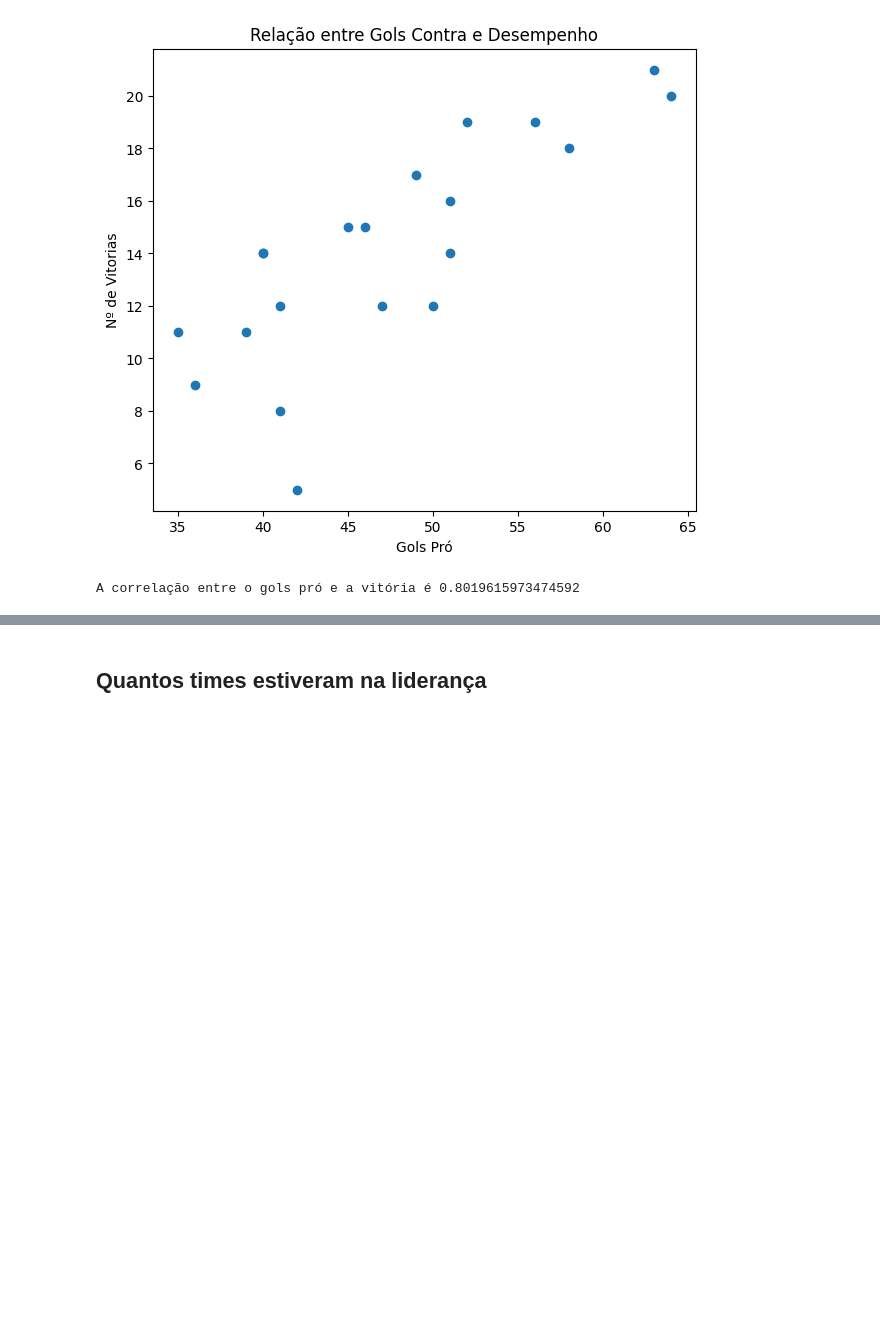
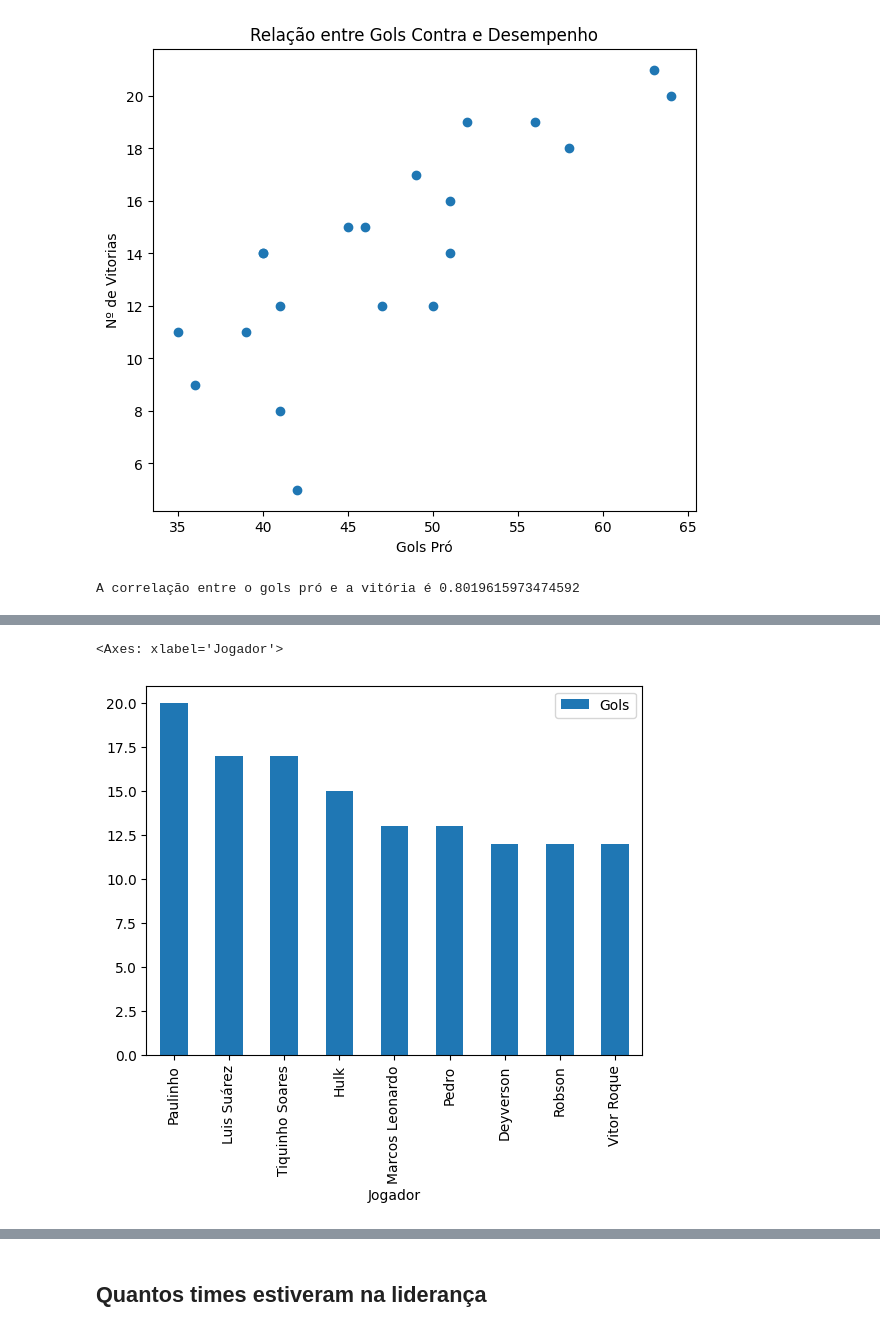
Before and after one commit to hugodevelopment/Web-Scraping, a Jupyter notebook: Análise_Brasileirão_2023.ipynb, the cells around one changed output, grey strips where cells are left out. Saved outputs shown, nothing was run; the diff lists cells and outputs as text; code cells hidden in the pictures; blank space fills up the shorter version.

```diff
--- a/Análise_Brasileirão_2023.ipynb
+++ b/Análise_Brasileirão_2023.ipynb
@@ -405,0 +417,4 @@ result
+# %%
+df = pd.read_html(str(table))[6]
+tabela_artilheiros = pd.DataFrame(df)
+tabela_artilheiros
@@ -405,0 +432,3 @@ result
+# %%
+tabela_artilheiros.rename(columns={'Gols[28]':'Gols'}, inplace=True)
+tabela_artilheiros
@@ -405,0 +445,3 @@ result
+# %%
+artilheiro = tabela_artilheiros[["Jogador","Gols"]].sort_values(by="Gols",ascending=False)
+artilheiro
@@ -405,0 +459,5 @@ result
+# %%
+artilheiro.plot.bar(x='Jogador', y='Gols')
+# %% [output]
+<Axes: xlabel='Jogador'>
+[figure, added]
```
Also changed, not shown: parts of 18 cells of this notebook.
